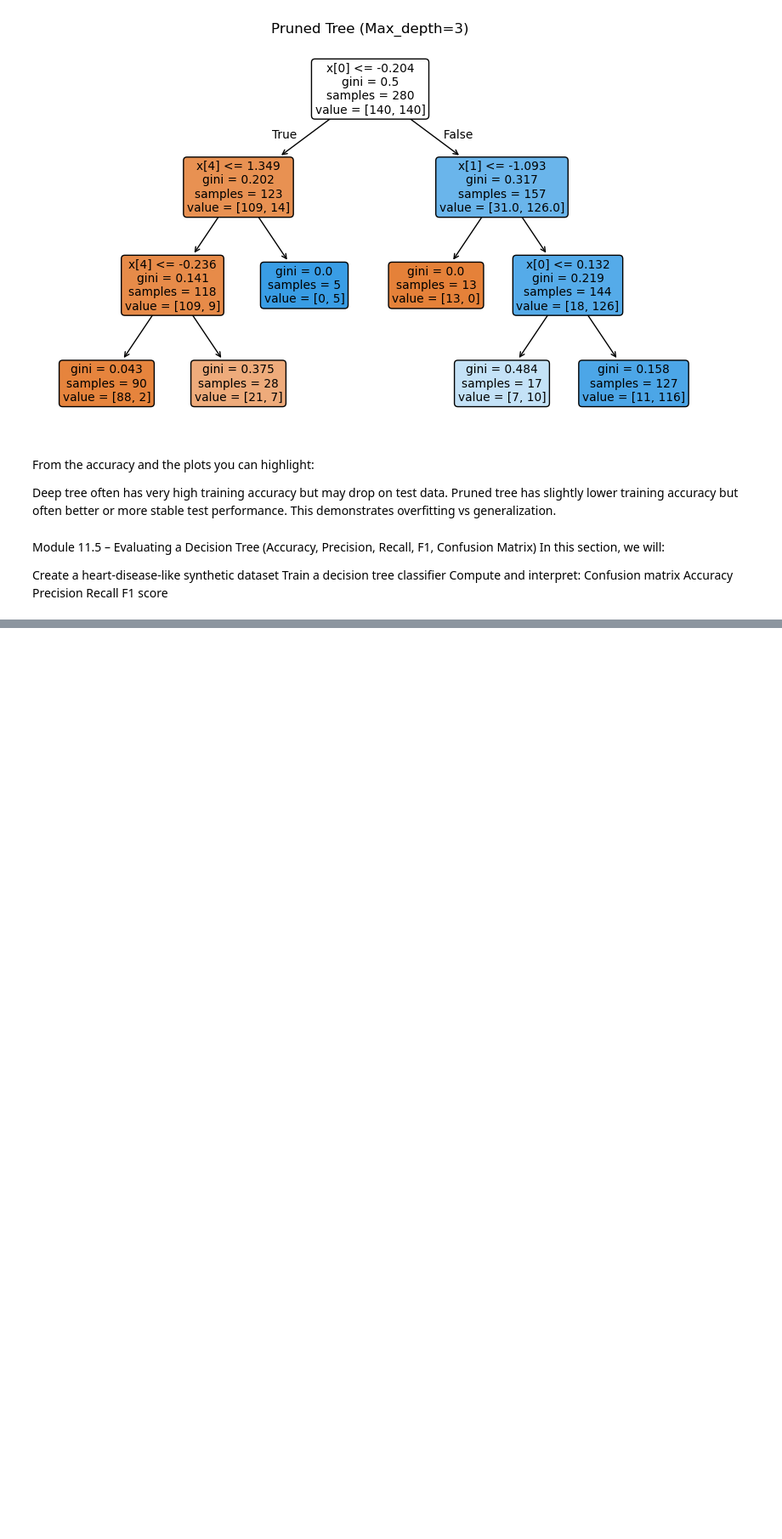
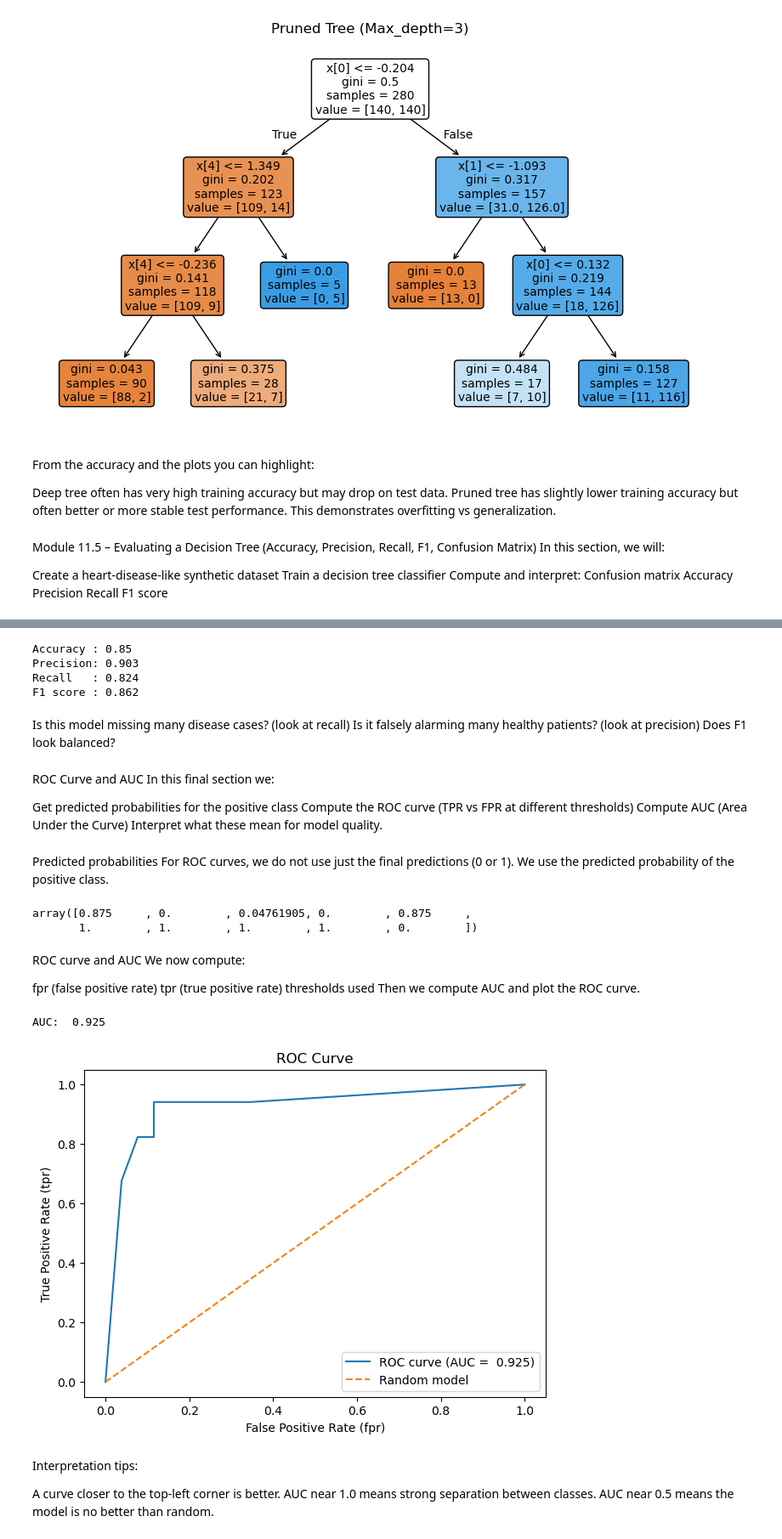
Before and after one commit to sayeedarefin/PHITRON_ML_AI, a Jupyter notebook: Module_11.ipynb, the cells around one changed output, grey strips where cells are left out. Shown at 85% size. Saved outputs shown, nothing was run; the diff lists cells and outputs as text; code cells hidden in the pictures; blank space fills up the shorter version.

```diff
--- a/Module_11.ipynb
+++ b/Module_11.ipynb
@@ -229,0 +337,71 @@ F1 score
+# %%
+#Accuracy, precision, recall, F1
+acc = accuracy_score(y_test_h,y_pred_h)
+prec = precision_score(y_test_h,y_pred_h)
+rec = recall_score(y_test_h,y_pred_h)
+f1 = f1_score(y_test_h,y_pred_h)
+
+print('Accuracy :', round(acc, 3))
+print('Precision:', round(prec, 3))
+print('Recall   :', round(rec, 3))
+print('F1 score :', round(f1, 3))
+# %% [output]
+Accuracy : 0.85
+Precision: 0.903
+Recall   : 0.824
+F1 score : 0.862
+# %% [markdown]
+Is this model missing many disease cases? (look at recall)
+Is it falsely alarming many healthy patients? (look at precision)
+Does F1 look balanced?
+# %% [markdown]
+ROC Curve and AUC
+In this final section we:
+
+Get predicted probabilities for the positive class
+Compute the ROC curve (TPR vs FPR at different thresholds)
+Compute AUC (Area Under the Curve)
+Interpret what these mean for model quality.
+# %% [markdown]
+Predicted probabilities
+For ROC curves, we do not use just the final predictions (0 or 1). We use the predicted probability of the positive class.
+# %%
+#Predicted probabilities
+y_proba_h = tree_heart.predict_proba(X_test_h)[:, 1]
+y_proba_h[:10]
+# %% [output]
+array([0.875     , 0.        , 0.04761905, 0.        , 0.875     ,
+       1.        , 1.        , 1.        , 1.        , 0.        ])
+# %% [markdown]
+ROC curve and AUC
+We now compute:
+
+fpr (false positive rate)
+tpr (true positive rate)
+thresholds used
+Then we compute AUC and plot the ROC curve.
+# %%
+#ROC curve and AUC
+fpr,tpr,thresholds = roc_curve(y_test_h, y_proba_h)
+roc_auc = auc(fpr,tpr)
+print('AUC: ',round(roc_auc, 3))
+# %% [output]
+AUC:  0.925
+# %%
+#Plot
+plt.figure()
+plt.plot(fpr,tpr, label=f'ROC curve (AUC = {roc_auc: .3f})')
+plt.plot([0,1], [0,1], linestyle='--', label='Random model')
+plt.xlabel('False Positive Rate (fpr)')
+plt.ylabel('True Positive Rate (tpr)')
+plt.title("ROC Curve")
+plt.legend()
+plt.show()
+# %% [output]
+[figure, added]
+# %% [markdown]
+Interpretation tips:
+
+A curve closer to the top-left corner is better.
+AUC near 1.0 means strong separation between classes.
+AUC near 0.5 means the model is no better than random.
```
Also changed, not shown: parts of 9 cells of this notebook, 1 other file.
